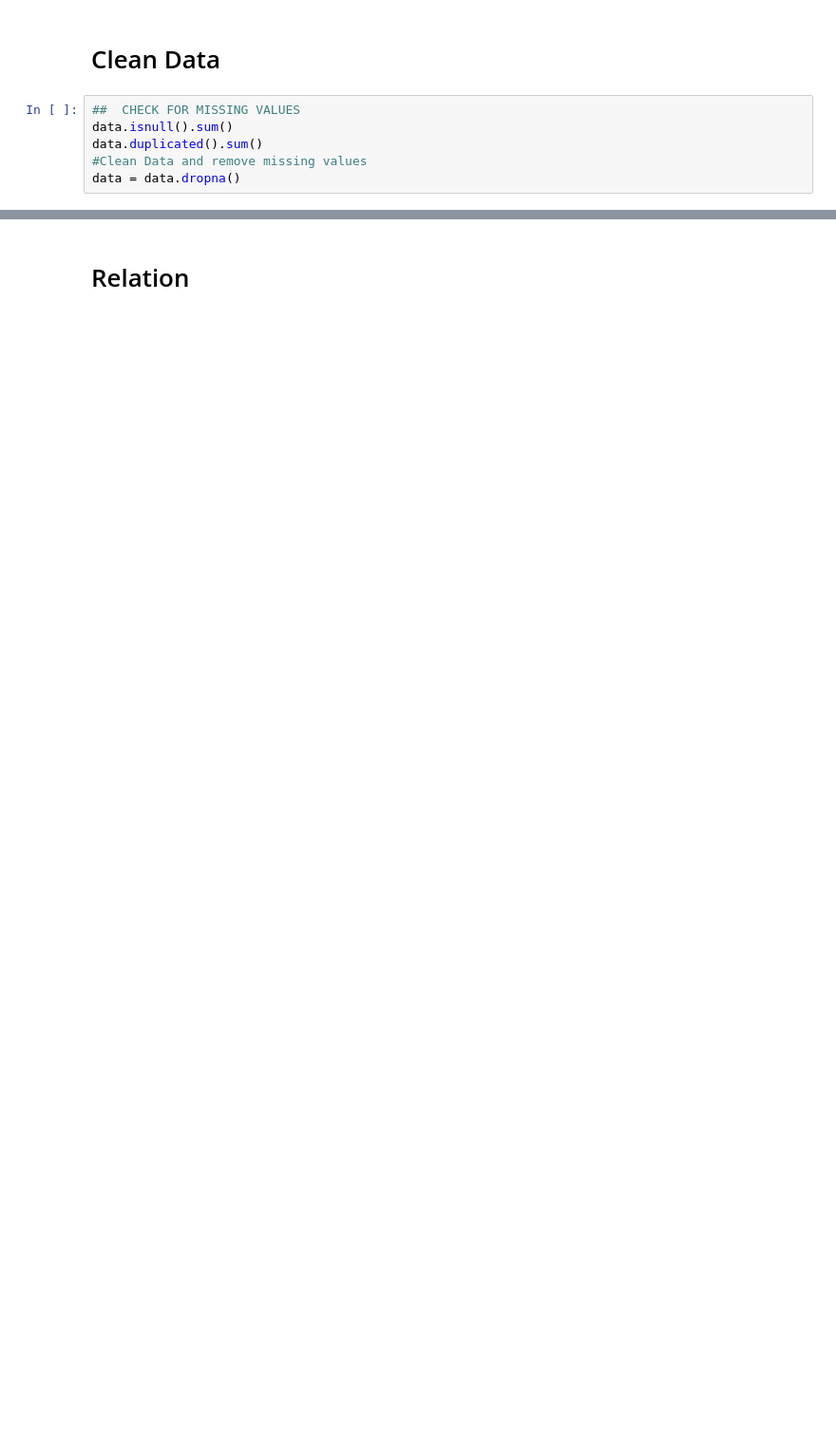
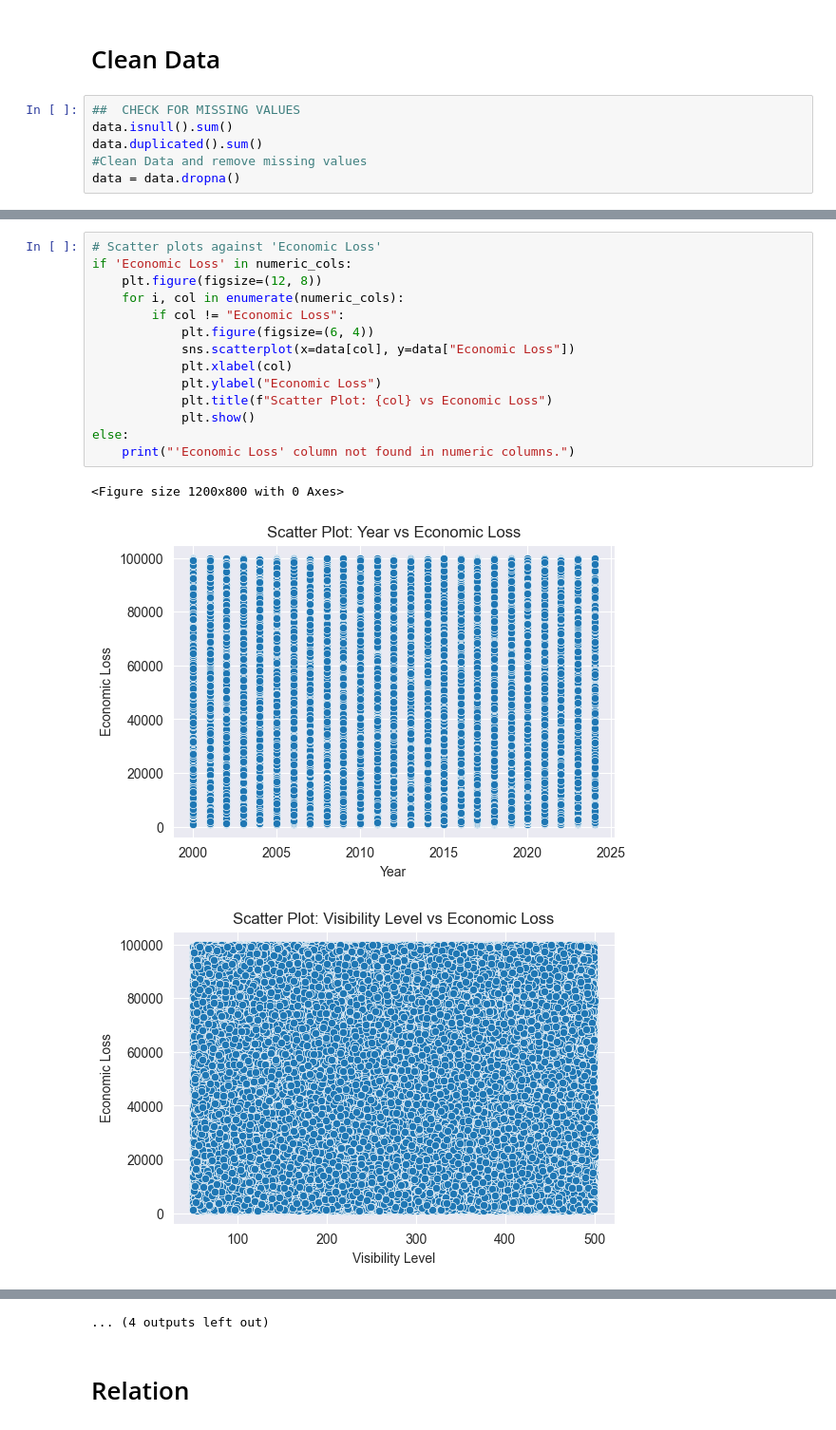
Before and after one commit to muhammadsaadx/Linear-Regression-from-Scratch, a Jupyter notebook: LinearRegression.ipynb, the cells around one changed output, grey strips where cells are left out. Shown at 95% size. Drawn from its saved outputs; the diff is of its cells as text; blank space fills up the shorter version.

```diff
--- a/LinearRegression.ipynb
+++ b/LinearRegression.ipynb
@@ -59,0 +77,18 @@ data = data.dropna()
+# %%
+# Scatter plots against 'Economic Loss'
+if 'Economic Loss' in numeric_cols:
+    plt.figure(figsize=(12, 8))
+    for i, col in enumerate(numeric_cols):
+        if col != "Economic Loss":
+            plt.figure(figsize=(6, 4))
+            sns.scatterplot(x=data[col], y=data["Economic Loss"])
+            plt.xlabel(col)
+            plt.ylabel("Economic Loss")
+            plt.title(f"Scatter Plot: {col} vs Economic Loss")
+            plt.show()
+else:
+    print("'Economic Loss' column not found in numeric columns.")
+# %% [output]
+<Figure size 1200x800 with 0 Axes>
+[figure, added]
+[figure, added]
@@ -60,3 +104,4 @@ data = data.dropna()
+... (4 outputs left out)
 # %% [markdown]
 # Relation
 # %%
```
Also changed, not shown: parts of 30 cells of this notebook.
